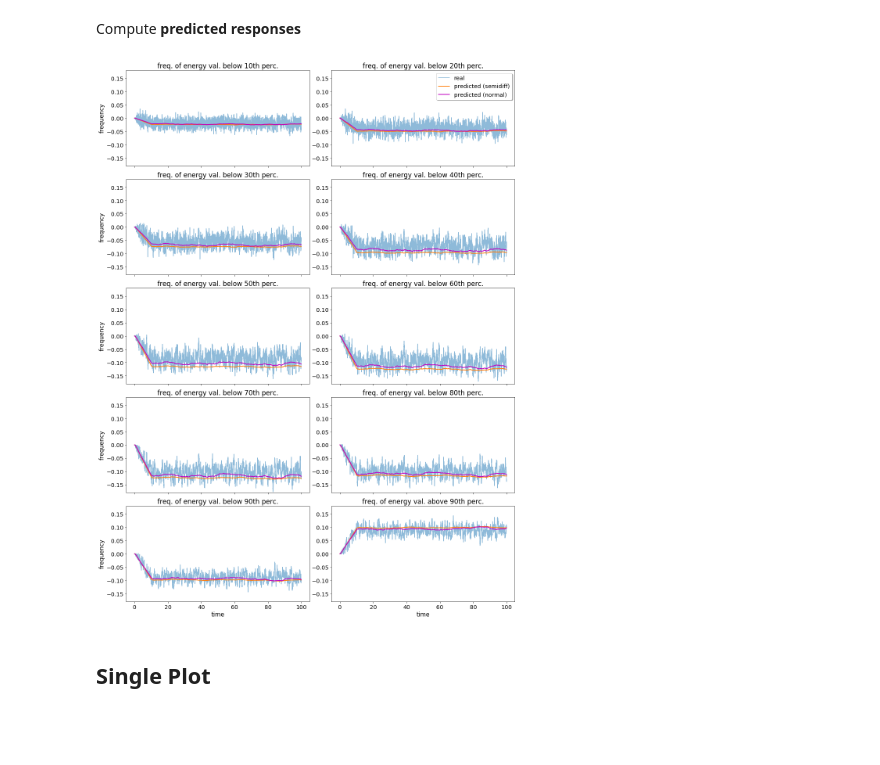
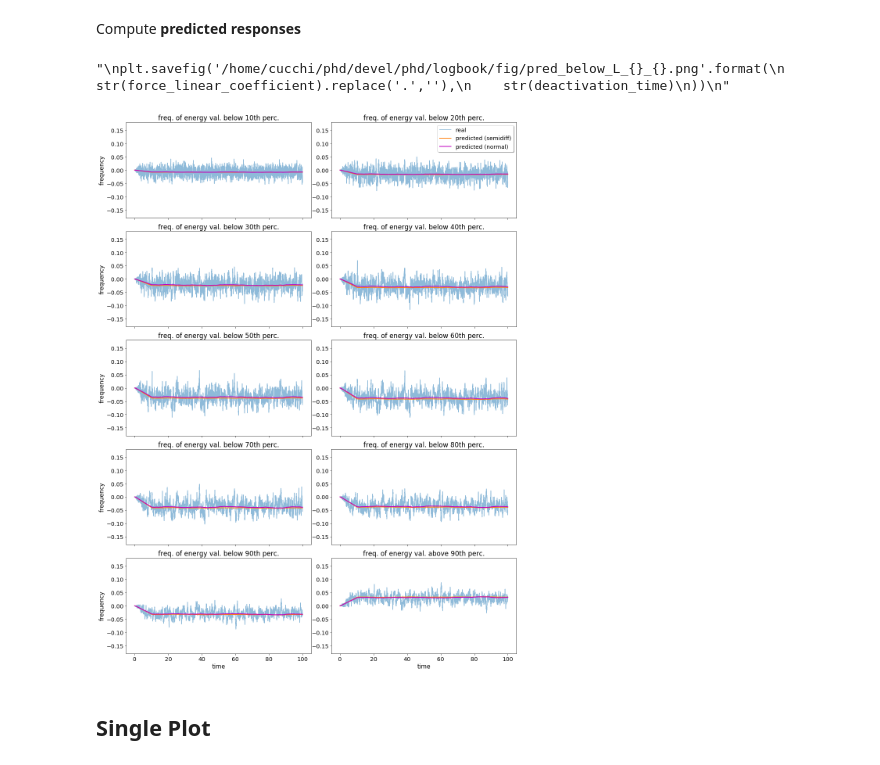
Before and after one commit to mcucchi9/exotic, a Jupyter notebook: notebooks/predictions_linear_plot.ipynb, the cells around one changed output. Cells and saved outputs as stored; diff of their text form; code cells hidden in the pictures; blank space fills up the shorter version.

```diff
--- a/notebooks/predictions_linear_plot.ipynb
+++ b/notebooks/predictions_linear_plot.ipynb
@@ -25,14 +21,20 @@ QUANTILES_PATH = '/home/cucchi/phd/data/obs/lorenz96/rk4/CF_8/quantiles/obs_lore
 # %% [markdown]
 ## Multiple Plots
 # %%
-force_linear_coefficient = 0.3
+force_linear_coefficient = 0.1
 deactivation_time = 10
 forcing = 'LF_8_{}_0_{}'.format(force_linear_coefficient, deactivation_time)
+
+observation = 'energy'
+
+QUANTILES_PATH = '/home/cucchi/phd/data/obs/lorenz96/rk4/CF_8/quantiles/obs_lorenz96_rk4_CF_8_quantiles_{}.nc'.format(observation)
 # %% [markdown]
 ### Bins
 # %%
-obs_all = ['energy_bin_{}q_{}q'.format(str(np.round(quant, 1)), str(np.round(quant + 0.1, 1))) for quant in np.arange(0, 0.9, 0.1)]
-obs_all.append('energy_exceed_0.9q')
+obs_all = ['{}_bin_{}q_{}q'.format(observation,
+                                   str(np.round(quant, 1)),
+                                   str(np.round(quant + 0.1, 1))) for quant in np.arange(0, 0.9, 0.1)]
+obs_all.append('{}_exceed_0.9q'.format(observation))
 # %% [markdown]
 Compute **susceptibilities**
 # %%
@@ -119,8 +124,9 @@ plt.savefig('/home/cucchi/phd/devel/phd/logbook/fig/pred_bin_L_{}_{}.png'.format
 # %% [markdown]
 ### Below
 # %%
-obs_all = ['energy_bin_0.0q_{}q'.format(str(np.round(quant + 0.1, 1))) for quant in np.arange(0, 0.9, 0.1)]
-obs_all.append('energy_exceed_0.9q')
+obs_all = ['{}_bin_0.0q_{}q'.format(observation,
+                                    str(np.round(quant + 0.1, 1))) for quant in np.arange(0, 0.9, 0.1)]
+obs_all.append('{}_exceed_0.9q'.format(observation))
 # %% [markdown]
 Compute **susceptibilities**
 # %%
@@ -157,16 +163,16 @@ for obs in obs_all:
 fig, ax = plt.subplots(5, 2, sharex='all', sharey=False, figsize=(15, 20))
 
 titles = [
-    'freq. of energy val. below 10th perc.',
-    'freq. of energy val. below 20th perc.',
-    'freq. of energy val. below 30th perc.',
-    'freq. of energy val. below 40th perc.',
-    'freq. of energy val. below 50th perc.',
-    'freq. of energy val. below 60th perc.',
-    'freq. of energy val. below 70th perc.',
-    'freq. of energy val. below 80th perc.',
-    'freq. of energy val. below 90th perc.',
-    'freq. of energy val. above 90th perc.',
+    'freq. of energy val. below 10th perc.'.format(observation),
+    'freq. of energy val. below 20th perc.'.format(observation),
+    'freq. of energy val. below 30th perc.'.format(observation),
+    'freq. of energy val. below 40th perc.'.format(observation),
+    'freq. of energy val. below 50th perc.'.format(observation),
+    'freq. of energy val. below 60th perc.'.format(observation),
+    'freq. of energy val. below 70th perc.'.format(observation),
+    'freq. of energy val. below 80th perc.'.format(observation),
+    'freq. of energy val. below 90th perc.'.format(observation),
+    'freq. of energy val. above 90th perc.'.format(observation),
 ]
 
 k = 0
@@ -176,34 +182,37 @@ for i in range(5):
         l2, = ax[i, j].plot(np.arange(0, 100, 0.01), resp_pred_semidiff[obs_all[k]][0:10000], linewidth=2)
         l3, = ax[i, j].plot(np.arange(0, 100, 0.01), resp_pred_normal[obs_all[k]][0:10000], linewidth=2, color='m')
         ax[i, j].set_title(titles[k], size=17)
         ax[i, j].set_ylim([-0.18, 0.18])
         ax[i, j].tick_params(labelsize='x-large')
         std_real = resp_real[obs_all[k]].std().values
         avg_real = resp_real[obs_all[k]].mean().values
         sig_digit_real = -math.floor(math.log10(std_real))
         std_pred_normal = resp_pred_normal[obs_all[k]][0:10000].std()
         avg_pred_normal = resp_pred_normal[obs_all[k]][0:10000].mean()
         sig_digit_pred_normal = -math.floor(math.log10(std_pred_normal))
         std_pred_semidiff = resp_pred_semidiff[obs_all[k]][0:10000].std()
         avg_pred_semidiff = resp_pred_semidiff[obs_all[k]][0:10000].mean()
         sig_digit_pred_semidiff = -math.floor(math.log10(std_pred_semidiff))
 
         if k==1:
             ax[i, j].legend((l1, l2, l3), ('real', 'predicted (semidiff)', 'predicted (normal)'), loc='upper right', shadow=True, fontsize='x-large')
         if not j%2:
             ax[i, j].set_ylabel('frequency', size=15)
         if i==4:
             ax[i, j].set_xlabel('time', size=15)
 
         k += 1
 
 plt.tight_layout()
+"""
 plt.savefig('/home/cucchi/phd/devel/phd/logbook/fig/pred_below_L_{}_{}.png'.format(
     str(force_linear_coefficient).replace('.',''),
     str(deactivation_time)
 ))
+"""
 # %% [output]
+"\nplt.savefig('/home/cucchi/phd/devel/phd/logbook/fig/pred_below_L_{}_{}.png'.format(\n    str(force_linear_coefficient).replace('.',''),\n    str(deactivation_time)\n))\n"
-[figure, old version]
+[figure, new version]
 # %% [markdown]
 ## Single Plot
 # %%
```
Also changed, not shown: parts of 11 cells of this notebook, 3 other files.
